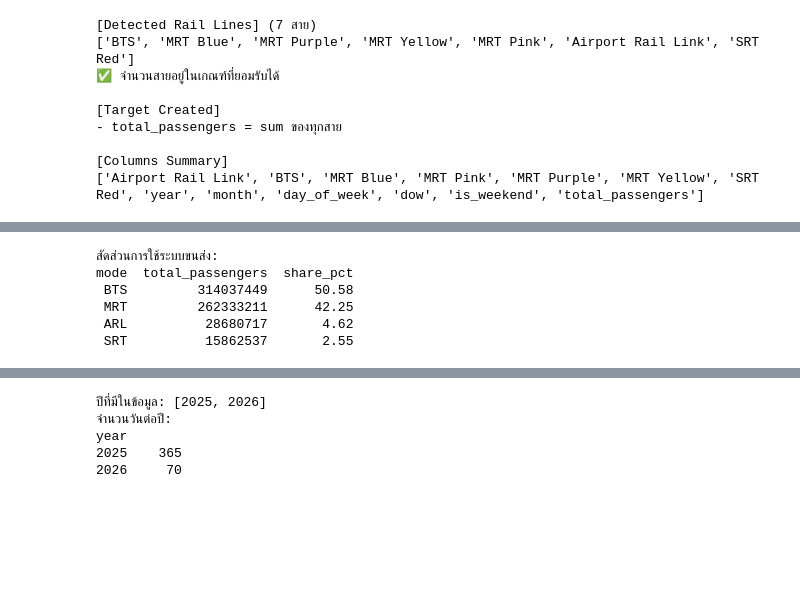
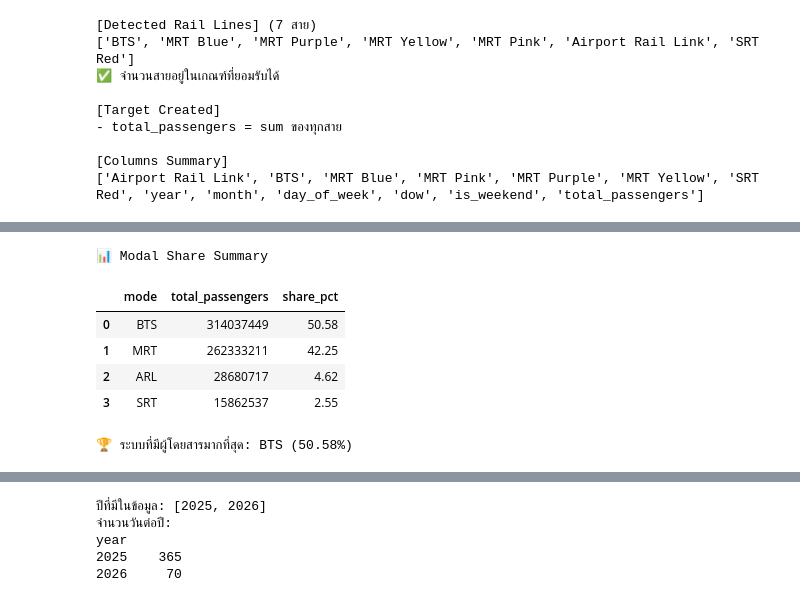
Before and after one commit to lumduan/superai-se6-mini-hackathon-1, a Jupyter notebook: dataset-5/mini-hackathon-1.ipynb, the cells around one changed output, grey strips where cells are left out. Saved outputs shown, nothing was run; the diff lists cells and outputs as text; code cells hidden in the pictures; blank space fills up the shorter version.

```diff
--- a/dataset-5/mini-hackathon-1.ipynb
+++ b/dataset-5/mini-hackathon-1.ipynb
@@ -1772,26 +1838,40 @@ for mode, cols in modal_cols.items():
 # %%
 # คำนวณผู้โดยสารรวมและ % share ของแต่ละระบบ
+
+# รวมจำนวนผู้โดยสารต่อระบบ
 modal_total = pd.Series({
     mode: pivot_df[cols].sum().sum()
     for mode, cols in modal_cols.items()
-})
+}).sort_values(ascending=False)
 
+# คำนวณ % share
 modal_share = (modal_total / modal_total.sum() * 100).round(2)
 
+# รวมเป็น DataFrame
 share_df = pd.DataFrame({
-    'mode':             modal_total.index,
-    'total_passengers': modal_total.values.astype(int),
-    'share_pct':        modal_share.values,
-}).sort_values('total_passengers', ascending=False).reset_index(drop=True)
+    "mode": modal_total.index,
+    "total_passengers": modal_total.values.astype(int),
+    "share_pct": modal_share.values
+}).reset_index(drop=True)
 
-print('\nสัดส่วนการใช้ระบบขนส่ง:')
-print(share_df.to_string(index=False))
+# ================================
+# UX Output
+# ================================
+print("\n📊 Modal Share Summary")
+display(share_df)
+
+# Highlight key insight
+top_mode = share_df.loc[0, "mode"]
+top_share = share_df.loc[0, "share_pct"]
+
+print(f"\n🏆 ระบบที่มีผู้โดยสารมากที่สุด: {top_mode} ({top_share}%)")
 # %% [output]
-สัดส่วนการใช้ระบบขนส่ง:
-mode  total_passengers  share_pct
- BTS         314037449      50.58
- MRT         262333211      42.25
- ARL          28680717       4.62
- SRT          15862537       2.55
+📊 Modal Share Summary
+|  | mode | total_passengers | share_pct |
+| 0 | BTS | 314037449 | 50.58 |
+| 1 | MRT | 262333211 | 42.25 |
+| 2 | ARL | 28680717 | 4.62 |
+| 3 | SRT | 15862537 | 2.55 |
+🏆 ระบบที่มีผู้โดยสารมากที่สุด: BTS (50.58%)
 # %% [markdown]
 ### 4.2 กราฟที่ 1 — Pie Chart สัดส่วนผู้โดยสารแต่ละระบบ
```
Also changed, not shown: parts of 12 cells of this notebook.
